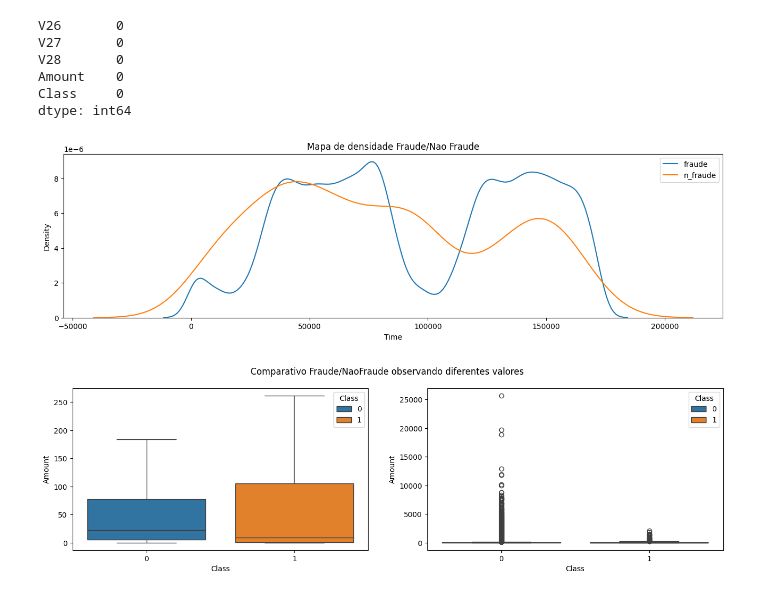
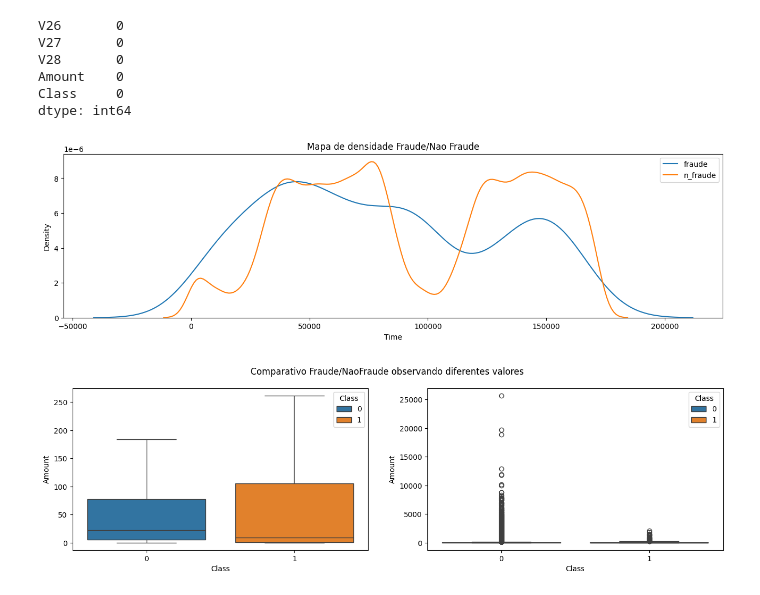
Before and after one commit to lucasgabwinter/credit-fraud-lgbm, a Jupyter notebook: notebooks/caderno.ipynb, the cells around one changed output. Drawn from its saved outputs; the diff is of its cells as text; code cells hidden in the pictures.

```diff
--- a/notebooks/caderno.ipynb
+++ b/notebooks/caderno.ipynb
@@ -15,9 +16,7 @@ init_notebook_mode(connected=True)
 # %%
 # Conhecendo a base
-df = pd.read_csv('/Users/lucaswinter/lucas-code/credit-fraud-lgbm/data/creditcard.csv')
+df = pd.read_csv('../data/creditcard.csv')
 print(df.shape)
-
-# Qual eh o tamanho da base?
 df.head()
 # %% [output]
 (284807, 31)
@@ -59,19 +58,19 @@ Class     0
 dtype: int64
 # %%
 # Analisando quando as fraudes ocorreram?
-df_tempo_fraude = df.loc[df['Class'] == 0]['Time']
-df_tempo_n_fraude = df.loc[df['Class'] == 1]['Time']
+df_tempo_n_fraude = df.loc[df['Class'] == 0]['Time']
+df_tempo_fraude = df.loc[df['Class'] == 1]['Time']
 
 fig, ax = plt.subplots(figsize=(16, 4))
 
 sns.kdeplot(df_tempo_fraude, label='fraude')
 sns.kdeplot(df_tempo_n_fraude, label='n_fraude')
 
 ax.set_title('Mapa de densidade Fraude/Nao Fraude')
 ax.legend()
 plt.show()
 # %% [output]
-[figure, old version]
+[figure, new version]
 # %%
 # Valor das transacoes
 fig, (ax1, ax2) = plt.subplots(ncols=2,figsize=(16,4))
```
Also changed, not shown: parts of 28 cells of this notebook.
